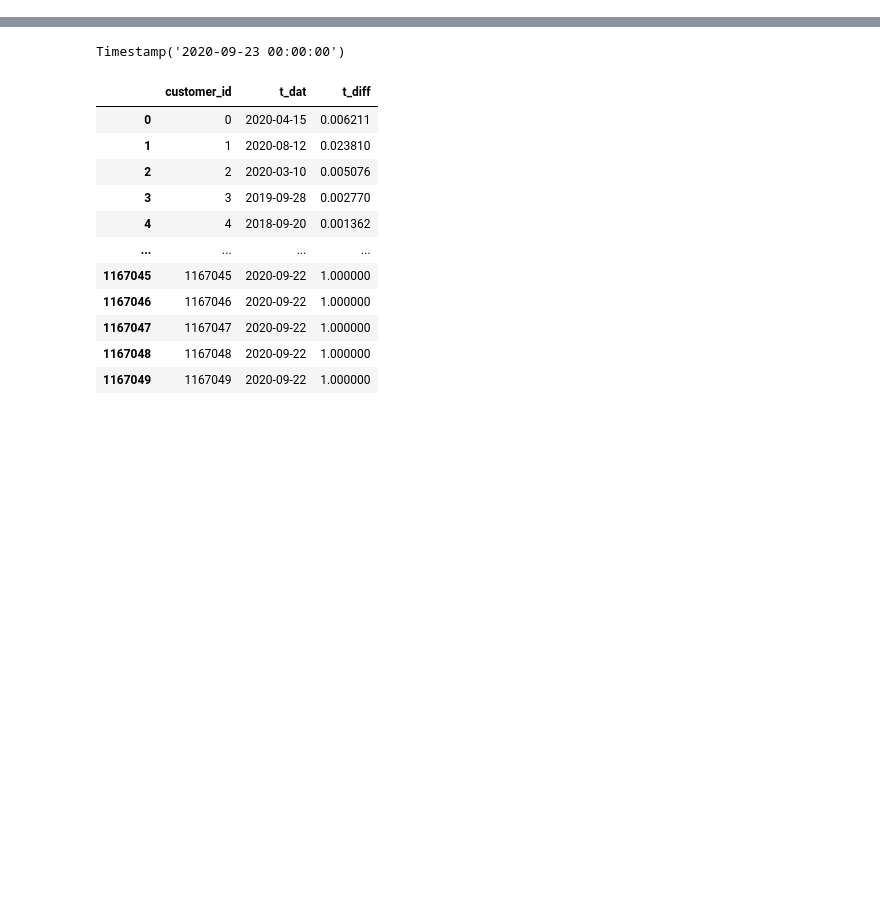
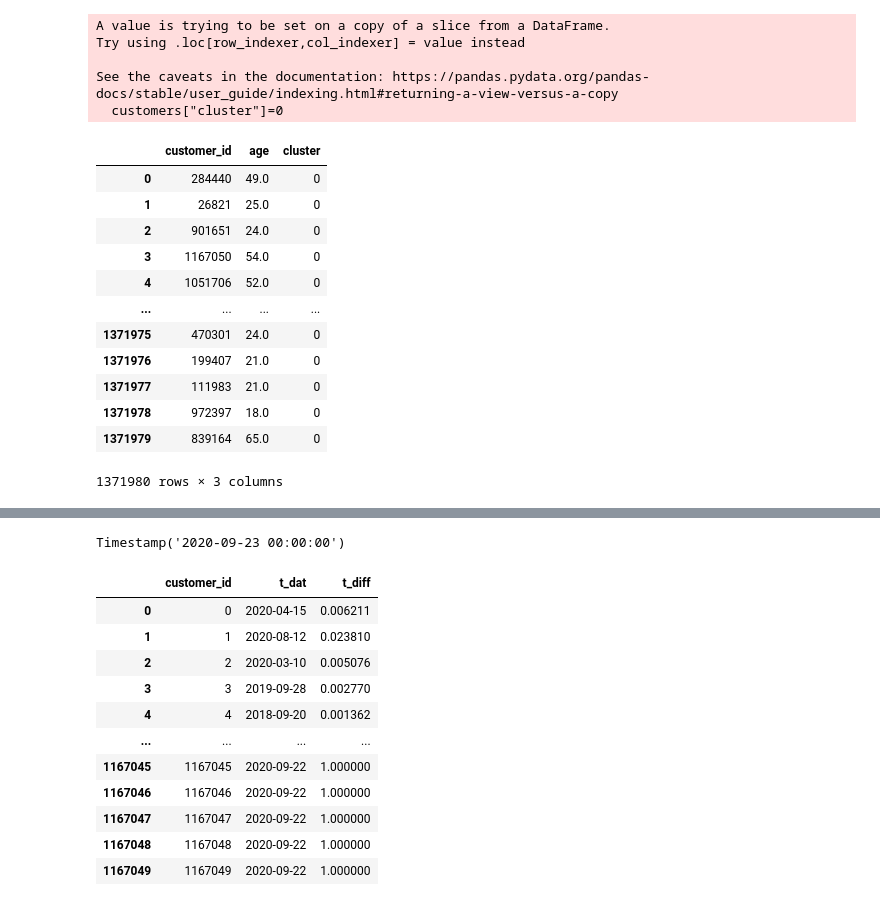
Before and after one commit to damicoedoardo/HnMChallenge, a Jupyter notebook: hnmchallenge/data_analysis/aayush_user.ipynb, the cells around one changed output, grey strips where cells are left out. Saved outputs shown, nothing was run; the diff lists cells and outputs as text; code cells hidden in the pictures; blank space fills up the shorter version.

```diff
--- a/hnmchallenge/data_analysis/aayush_user.ipynb
+++ b/hnmchallenge/data_analysis/aayush_user.ipynb
@@ -36,0 +84,26 @@ fd
+# %%
+customers = fd[[DEFAULT_USER_COL, "age"]]
+# %%
+customers["cluster"]=0
+# %% [output]
+A value is trying to be set on a copy of a slice from a DataFrame.
+Try using .loc[row_indexer,col_indexer] = value instead
+
+See the caveats in the documentation: https://pandas.pydata.org/pandas-docs/stable/user_guide/indexing.html#returning-a-view-versus-a-copy
+  customers["cluster"]=0
+# %%
+customers
+# %% [output]
+|  | customer_id | age | cluster |
+| 0 | 284440 | 49.0 | 0 |
+| 1 | 26821 | 25.0 | 0 |
+| 2 | 901651 | 24.0 | 0 |
+| 3 | 1167050 | 54.0 | 0 |
+| 4 | 1051706 | 52.0 | 0 |
+| ... | ... | ... | ... |
+| 1371975 | 470301 | 24.0 | 0 |
+| 1371976 | 199407 | 21.0 | 0 |
+| 1371977 | 111983 | 21.0 | 0 |
+| 1371978 | 972397 | 18.0 | 0 |
+| 1371979 | 839164 | 65.0 | 0 |
+1371980 rows × 3 columns
```
Also changed, not shown: parts of 7 cells of this notebook, 9 other files.
